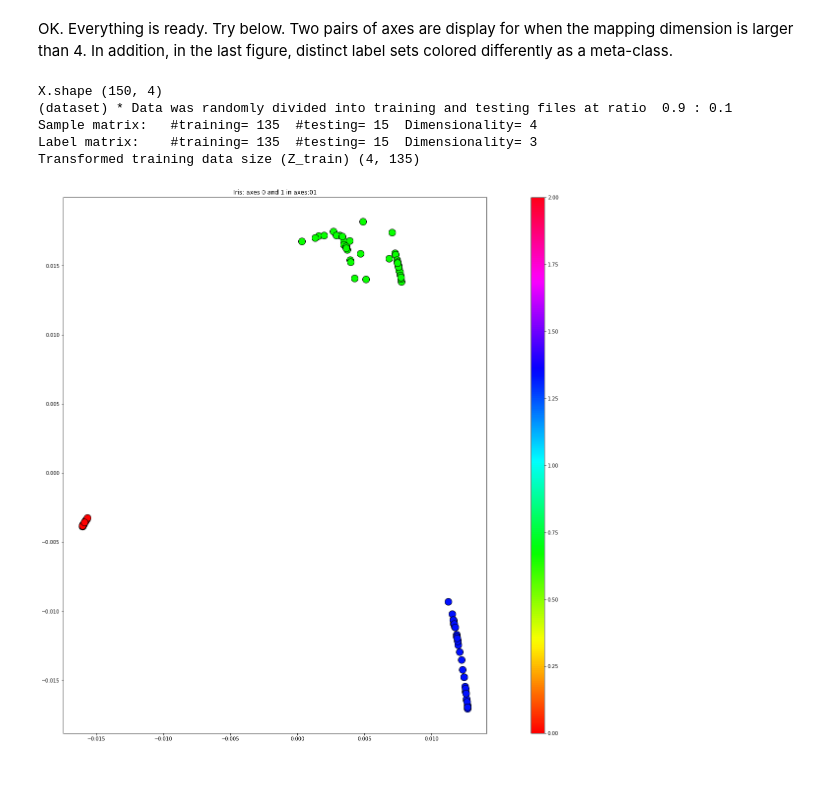
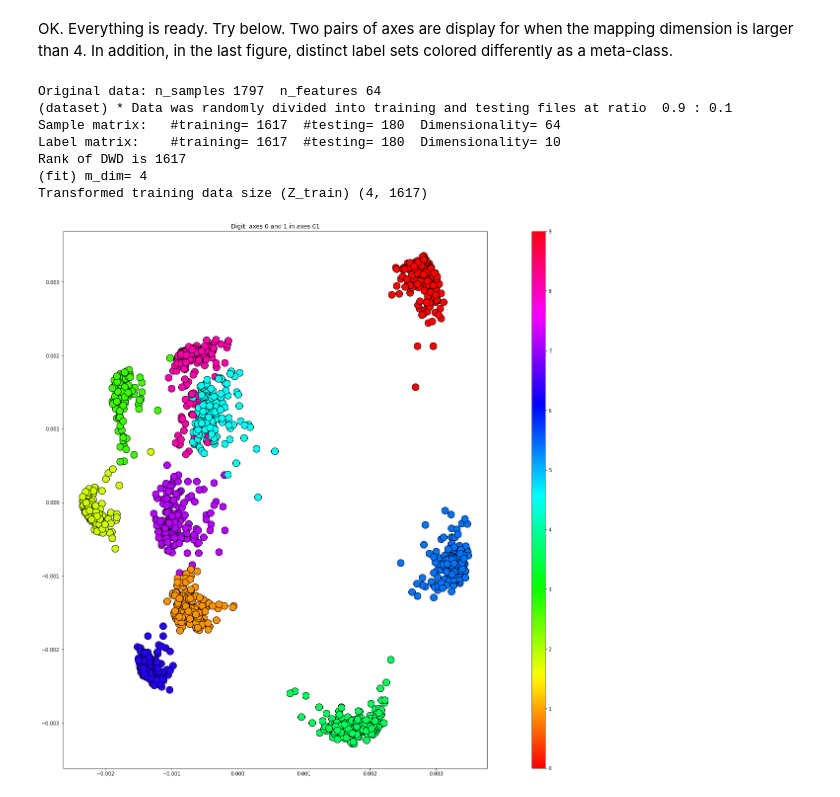
Before and after one commit to KudoMineichi/KSLE-ML, a Jupyter notebook: KSLE-ML.ipynb, the cells around one changed output. Cells and saved outputs as stored; diff of their text form; code cells hidden in the pictures.

```diff
--- a/KSLE-ML.ipynb
+++ b/KSLE-ML.ipynb
@@ -502,15 +475,15 @@ OK. Everything is ready. Try below. Two pairs of axes are display for when the m
 # %%
 # Selection of dataset. Uncommnet one dataset
 
-dname = "Iris"     # Single label dataset
-#dname = "Digit"    # Single label dataset
+#dname = "Iris"     # Single label dataset
+dname = "Digit"    # Single label dataset
 #dname = "Emotions"     # Multi-label dataset
 
 X_train,Y_train,X_test,Y_test =dataset(dname)
 
 # Execute Supervised Laplacian Eigenmap
 la = 0.3 # Recommended (1.0 for no label information)
-#la = 0.0
+#la = 1.0
 map_d = 4
 
 Z_train,manifolder= SLE(X_train,Y_train,la=la, map_d=map_d)
@@ -531,35 +504,37 @@ if multi_label == True:      # Multi-labels
     display_features = [0,1]
     ofile = dname+"_multi_01.png"
     xdmin,xdmax,ydmin,ydmax=two_d_display(Z_train,Y_train,
             savefile=ofile, distinct=False,tname=
             dname+": multiple labels (overlapped color)",axes=display_features)
     if map_d > 3:
         display_features = [2,3]
         ofile = dname+"_multi_23.png"
         xdmin,xdmax,ydmin,ydmax=two_d_display(Z_train,Y_train,
             savefile=ofile, distinct=False,tname=
             dname+": multiple labels (overlapped color)",axes=display_features)
 
     ofile = dname+"_distinct.png"
     display_features = [0,1]
     xdmin,xdmax,ydmin,ydmax=two_d_display(Z_train,Y_train,
             savefile=ofile, distinct=True, tname =
             dname+": distinct label sets",axes=display_features)
 else:  # Single labels
     display_features = [0,1]
 
     ofile = dname+"_single_01.png"
     xdmin,xdmax,ydmin,ydmax=two_d_display(Z_train,Y_train, savefile=ofile, distinct=False,
                                           tname=dname+": axes 0 and 1",axes=display_features)
     if map_d > 3:
         display_features = [2,3]
         ofile = dname+"_single_23.png"
         xdmin,xdmax,ydmin,ydmax=two_d_display(Z_train,Y_train, savefile=ofile, distinct=False,
                                           tname=dname+": axes 2 and 3",axes=display_features)
 # %% [output]
-X.shape (150, 4)
+Original data: n_samples 1797  n_features 64
 (dataset) * Data was randomly divided into training and testing files at ratio  0.9 : 0.1
-Sample matrix:   #training= 135  #testing= 15  Dimensionality= 4
-Label matrix:    #training= 135  #testing= 15  Dimensionality= 3
-Transformed training data size (Z_train) (4, 135)
+Sample matrix:   #training= 1617  #testing= 180  Dimensionality= 64
+Label matrix:    #training= 1617  #testing= 180  Dimensionality= 10
+Rank of DWD is 1617
+(fit) m_dim= 4
+Transformed training data size (Z_train) (4, 1617)
-[figure, old version]
+[figure, new version]
```
Also changed, not shown: parts of 3 cells of this notebook.
